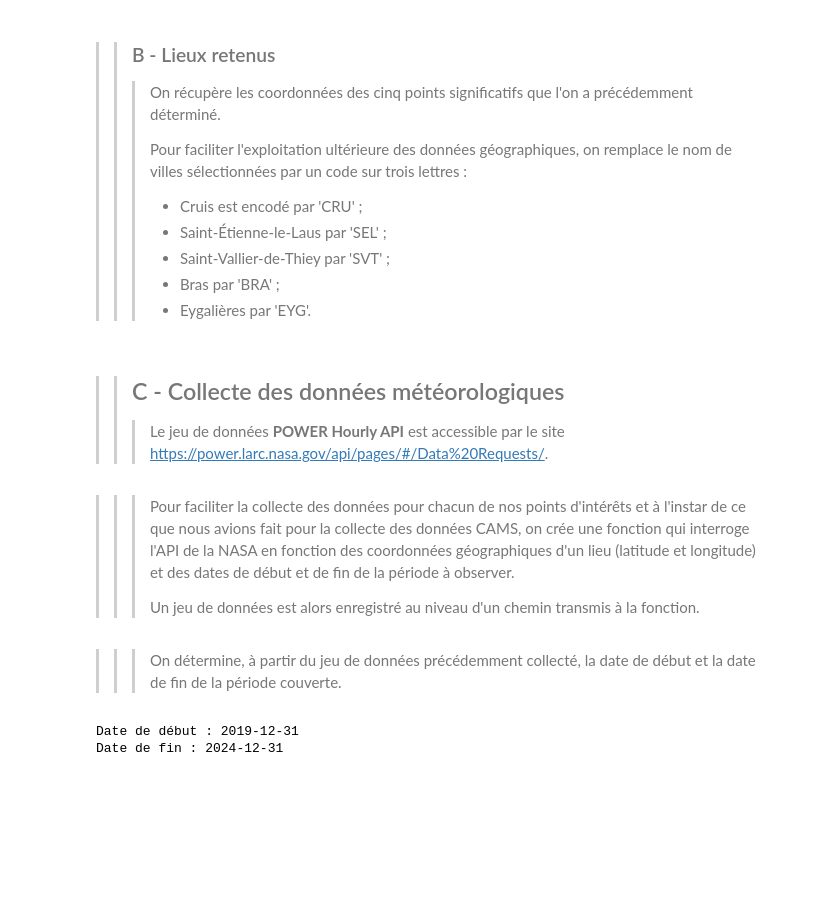
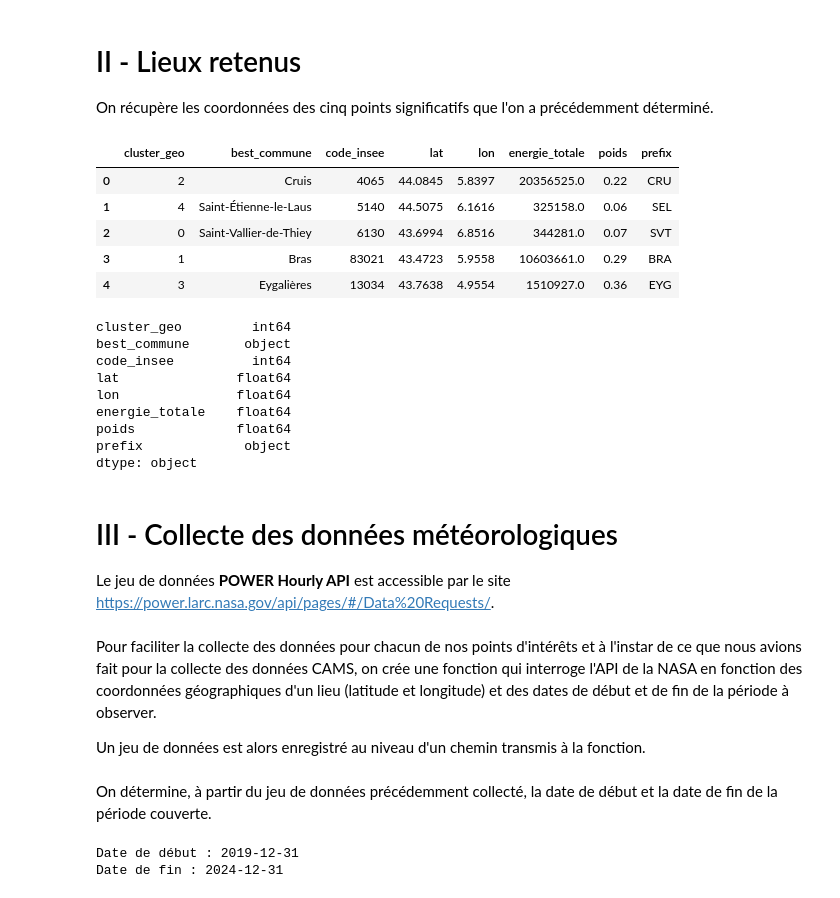
Before and after one commit to Math2935/aug25cds_variabilite, a Jupyter notebook: notebooks/02_Collecte/04_meteorologie.ipynb, the cells around one changed output. Drawn from its saved outputs; the diff is of its cells as text; code cells hidden in the pictures; blank space fills up the shorter version.

```diff
--- a/notebooks/02_Collecte/04_meteorologie.ipynb
+++ b/notebooks/02_Collecte/04_meteorologie.ipynb
@@ -36 +25,10 @@ chemin_datasets_meteo = '/content/drive/MyDrive/Flux/00_Collecte_datasets/04_Met
+# %%
+# Chemin du dataset de données athmosphériques
+input_datasets = '../../data/local_data/02_Collecte_datasets/03_Athmosphere/output/cams_2020_2024.csv'
+
+# Chemin du dataset des communes sélectionnées
+communes = '../../data/local_data/01_Clustering/output/best_communes_geo_energy.csv'
+
+# Chemin vers le répertoire où seront stockés les résultats
+output_datasets = '../../data/local_data/02_Collecte_datasets/04_Meteorologie/output/'
 # %% [markdown]
@@ -71,12 +71,0 @@ dtype: object
-# %% [markdown]
->>### B - Lieux retenus ###
->>>
->>>On récupère les coordonnées des cinq points significatifs que l'on a précédemment déterminé.
->>>
->>>Pour faciliter l'exploitation ultérieure des données géographiques, on remplace le nom de villes sélectionnées par un code sur trois lettres :
->>>
->>> - Cruis est encodé par 'CRU' ;
->>> - Saint-Étienne-le-Laus par 'SEL' ;
->>> - Saint-Vallier-de-Thiey par 'SVT' ;
->>> - Bras par 'BRA' ;
->>> - Eygalières par 'EYG'.
@@ -91,10 +72,34 @@ lieux_retenus = {'CRU' : {'latitude': 44.0845, 'longitude': 5.8397},
+# %% [markdown]
+# II - Lieux retenus
+
+On récupère les coordonnées des cinq points significatifs que l'on a précédemment déterminé.
+# %%
+df_communes = pd.read_csv(communes)
+display(df_communes.head())
+print(df_communes.dtypes)
+# %% [output]
+|  | cluster_geo | best_commune | code_insee | lat | lon | energie_totale | poids | prefix |
+| 0 | 2 | Cruis | 4065 | 44.0845 | 5.8397 | 20356525.0 | 0.22 | CRU |
+| 1 | 4 | Saint-Étienne-le-Laus | 5140 | 44.5075 | 6.1616 | 325158.0 | 0.06 | SEL |
+| 2 | 0 | Saint-Vallier-de-Thiey | 6130 | 43.6994 | 6.8516 | 344281.0 | 0.07 | SVT |
+| 3 | 1 | Bras | 83021 | 43.4723 | 5.9558 | 10603661.0 | 0.29 | BRA |
+| 4 | 3 | Eygalières | 13034 | 43.7638 | 4.9554 | 1510927.0 | 0.36 | EYG |
+cluster_geo         int64
+best_commune       object
+code_insee          int64
+lat               float64
+lon               float64
+energie_totale    float64
+poids             float64
+prefix             object
+dtype: object
 # %% [markdown]
->>## C - Collecte des données météorologiques ##
->>>
->>>Le jeu de données **POWER Hourly API** est accessible par le site https://power.larc.nasa.gov/api/pages/#/Data%20Requests/.
+# III - Collecte des données météorologiques
+
+Le jeu de données **POWER Hourly API** est accessible par le site https://power.larc.nasa.gov/api/pages/#/Data%20Requests/.
 # %% [markdown]
->>>Pour faciliter la collecte des données pour chacun de nos points d'intérêts et à l'instar de ce que nous avions fait pour la collecte des données CAMS, on crée une fonction qui interroge l'API de la NASA en fonction des coordonnées géographiques d'un lieu (latitude et longitude) et des dates de début et de fin de la période à observer.
->>>
->>>Un jeu de données est alors enregistré au niveau d'un chemin transmis à la fonction.
+Pour faciliter la collecte des données pour chacun de nos points d'intérêts et à l'instar de ce que nous avions fait pour la collecte des données CAMS, on crée une fonction qui interroge l'API de la NASA en fonction des coordonnées géographiques d'un lieu (latitude et longitude) et des dates de début et de fin de la période à observer.
+
+Un jeu de données est alors enregistré au niveau d'un chemin transmis à la fonction.
 # %%
 def retrieve_nasa (latitude, longitude, date_debut, date_fin, base_chemin) :
@@ -145,5 +150,5 @@ def retrieve_nasa (latitude, longitude, date_debut, date_fin, base_chemin) :
 # %% [markdown]
->>>On détermine, à partir du jeu de données précédemment collecté, la date de début et la date de fin de la période couverte.
+On détermine, à partir du jeu de données précédemment collecté, la date de début et la date de fin de la période couverte.
 # %%
 # On détermine la plage de dates à requêter
 # En heures UTC le dataset de départ commence le 31 décembre 2019 et se termine le 31 décembre 2024
```
Also changed, not shown: parts of 25 cells of this notebook, 3 other files.
